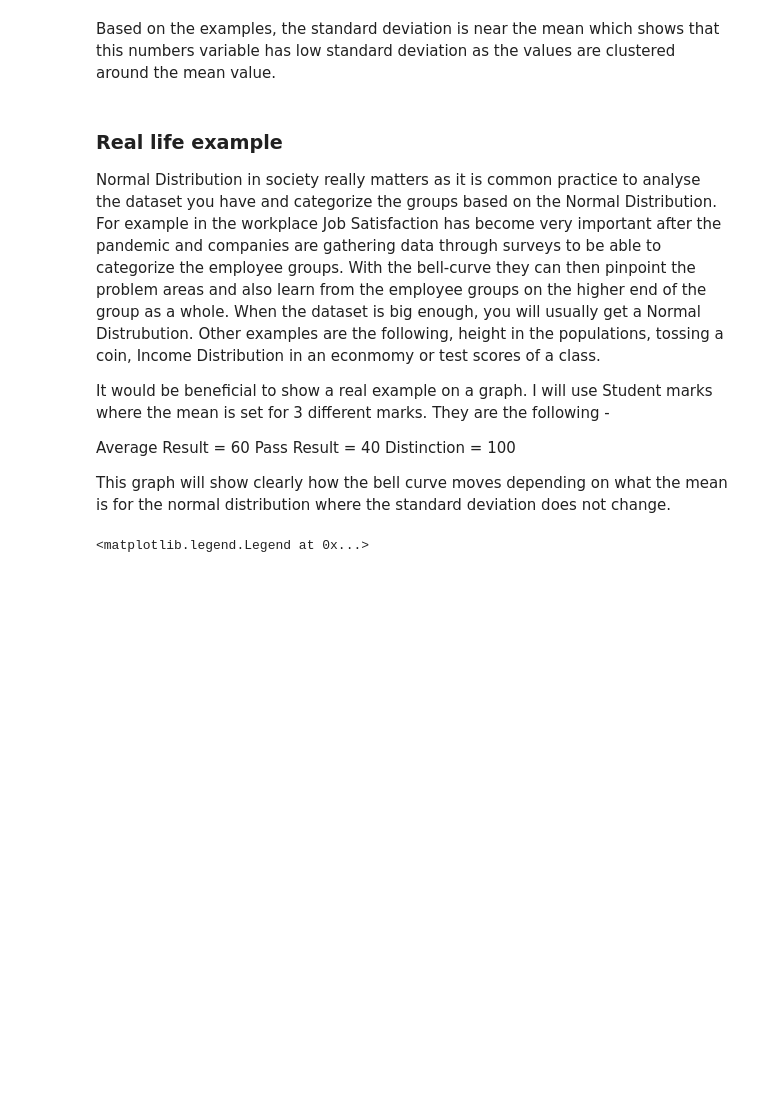
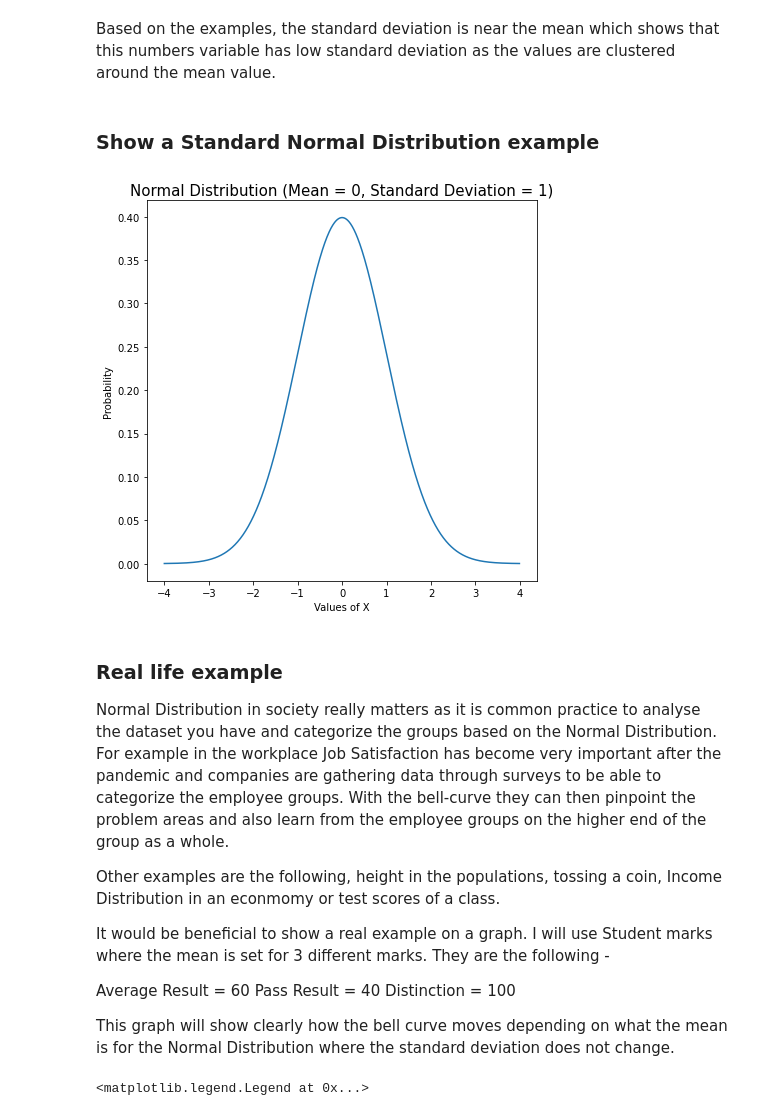
Before and after one commit to G00232918/funddata-assessment, a Jupyter notebook: Normal_Distribution_Assessment/Normal Distribution.ipynb, the cells around one changed output. Cells and saved outputs as stored; diff of their text form; code cells hidden in the pictures; blank space fills up the shorter version.

Commit message:
Stan norm dis and more comments

```diff
--- a/Normal_Distribution_Assessment/Normal Distribution.ipynb
+++ b/Normal_Distribution_Assessment/Normal Distribution.ipynb
@@ -26,11 +33,32 @@ print(answer)
 5.962847939999438
 # %% [markdown]
 Based on the examples, the standard deviation is near the mean which shows that this numbers variable has low standard deviation as the values are clustered around the mean value.
+# %% [markdown]
+### Show a Standard Normal Distribution example
+# %%
+import numpy as np
+import matplotlib.pyplot as plt
+from scipy.stats import norm
+
+# Plot between -4 and 4 with .01 steps
+x_axis = np.arange(-4, 4, .01)
+
+plt.figure(figsize=(7, 7))
+
+# Mean = 0, SD = 1
+plt.plot(x_axis, norm.pdf(x_axis, 0, 1))
+plt.title('Normal Distribution (Mean = 0, Standard Deviation = 1)', fontsize='15')
+plt.xlabel('Values of X', fontsize='10')
+plt.ylabel('Probability', fontsize='10')
+plt.show()
+# %% [output]
+[figure, added]
 # %% [markdown]
 ### Real life example
 
 Normal Distribution in society really matters as it is common practice to analyse the dataset you have and categorize the groups based on the Normal Distribution. For example in the workplace Job Satisfaction has become very important after the pandemic and companies are gathering data through surveys to be able to categorize the employee groups. With the bell-curve they can then pinpoint the problem areas and also learn from the employee groups on the higher end of the group as a whole.
-When the dataset is big enough, you will usually get a Normal Distrubution. Other examples are the following, height in the populations, tossing a coin, Income Distribution in an econmomy or test scores of a class.
+
+Other examples are the following, height in the populations, tossing a coin, Income Distribution in an econmomy or test scores of a class.
 
 It would be beneficial to show a real example on a graph. I will use Student marks where the mean is set for 3 different marks. They are the following -
 
@@ -38,7 +66,7 @@ Average Result = 60
 Pass Result = 40
 Distinction = 100
 
-This graph will show clearly how the bell curve moves depending on what the mean is for the normal distribution where the standard deviation does not change.
+This graph will show clearly how the bell curve moves depending on what the mean is for the Normal Distribution where the standard deviation does not change.
 # %%
 import numpy as np
 import matplotlib.pyplot as plt
```
Also changed, not shown: parts of 5 cells of this notebook, 2 other files.
